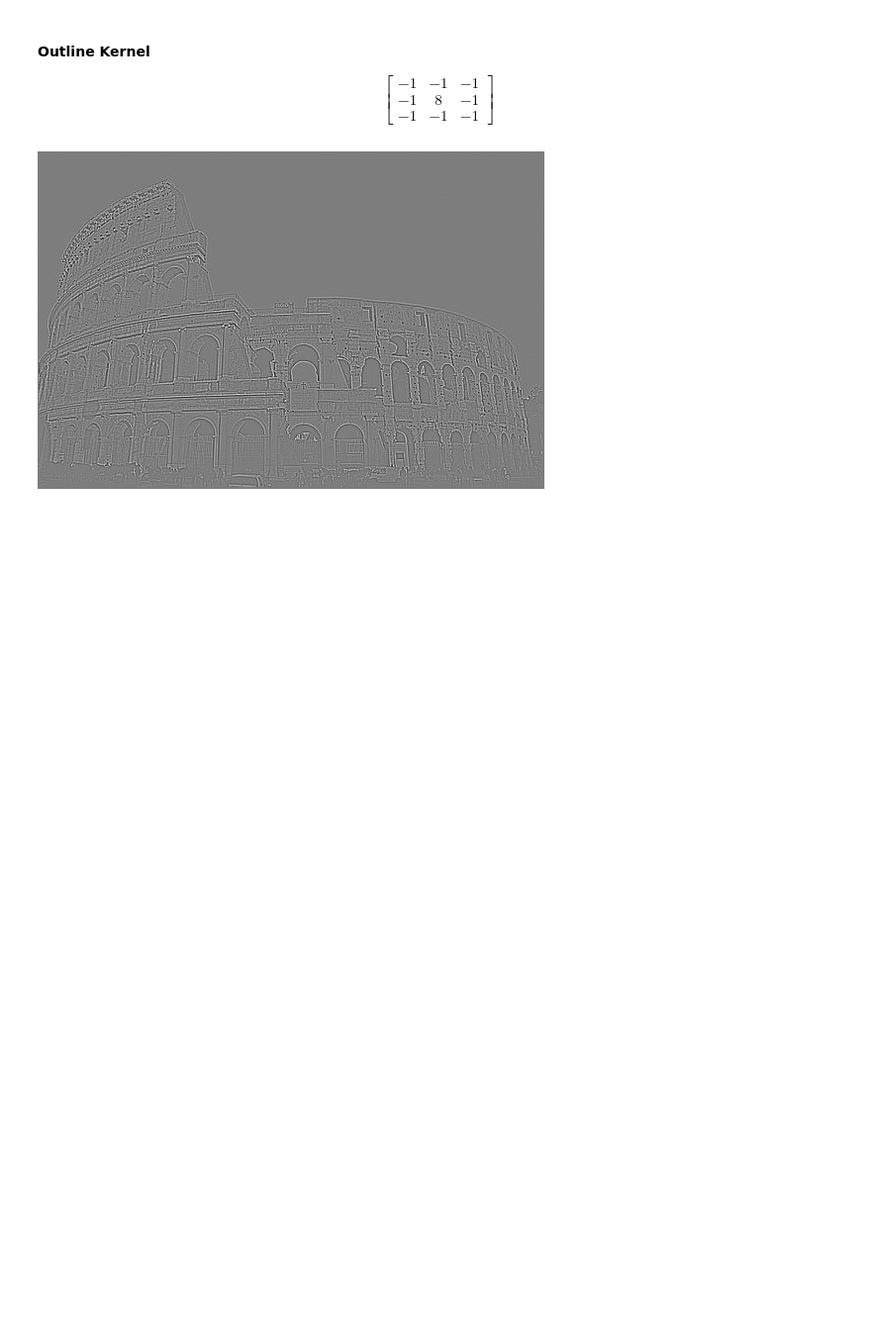
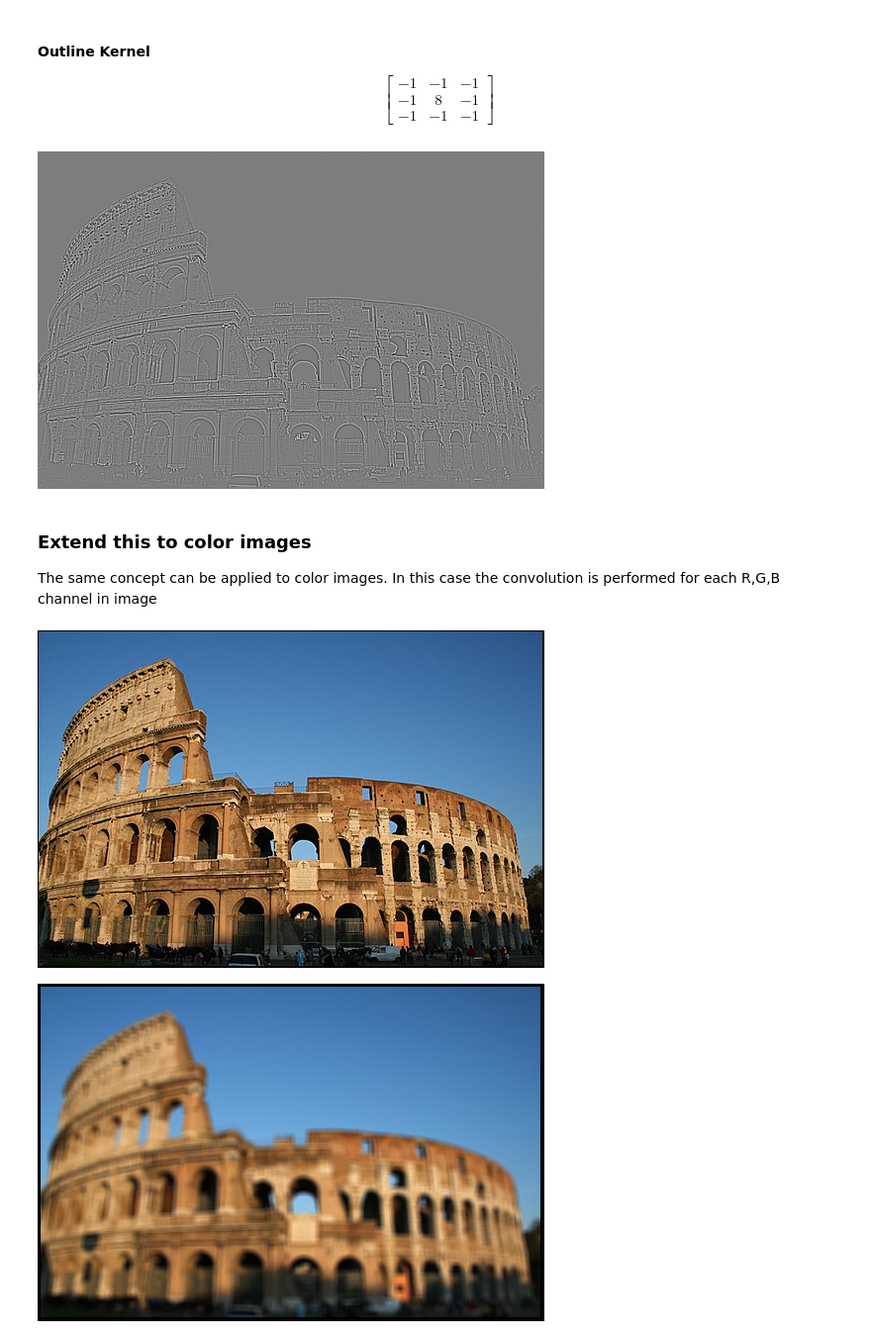
Before and after one commit to vinayshanbhag/math, a Jupyter notebook: Image_Kernels.ipynb, the cells around one changed output. Shown at 99% size. Drawn from its saved outputs; the diff is of its cells as text; code cells hidden in the pictures; blank space fills up the shorter version.

```diff
--- a/Image_Kernels.ipynb
+++ b/Image_Kernels.ipynb
@@ -122,23 +122,23 @@ Image.fromarray(np.uint8(interp(output_image,[output_image.min(),output_image.ma
 <h3>Other Kernels</h3>
 <p>To simplify experimenting with other kernels, wrap this into a function.</p>
 # %%
-def filter_image(img, kernel):
-  """Apply filter(kernel) to image(img) and return filtered image"""
-  rows, columns = img.shape
-  img_out = np.zeros((rows,columns))
+def convolve(channel, kernel):
+  """Convolve a single image channel with kernel"""
+  rows, columns = channel.shape
+  output = np.zeros((rows,columns))
   k_w, k_h = kernel.shape
   for row in range(rows-k_h):
     for col in range(columns - k_w):
-      block = img[row:row+k_h,col:col+k_w]
+      block = channel[row:row+k_h,col:col+k_w]
       val = (block*kernel).sum()
-      img_out[row+k_h//2,col+k_w//2]= val
-  return img_out
+      output[row+k_h//2,col+k_w//2]= val
+  return output
 
 
 def display_image(img):
   """Return an Image from a 2D array of pixel values"""
   from numpy import interp
-  return Image.fromarray(np.uint8(interp(img,[img.min(),img.max()],[0,255])), mode="L")
+  return Image.fromarray(np.uint8(interp(img,[img.min(),img.max()],[0,255])))
 # %% [markdown]
 <h3>Create some filters</h3>
 # %%
@@ -182,2 +182,28 @@ display_image(filter_image(orig_image, outline_kernel))
 # %% [output]
 [figure]
+# %% [markdown]
+<h3>Extend this to color images</h3>
+<p>The same concept can be applied to color images. In this case the convolution is performed for each R,G,B channel in image</p>
+# %%
+orig_image_color = Image.open(BytesIO(response.content))
+# %%
+orig_color = np.array(orig_image_color)
+# %%
+def filter_image(img, kernel):
+  """Apply filter(kernel) to image(img) and return filtered image"""
+  if len(img.shape) == 2:
+    return convolve(img, kernel)
+  elif len(img.shape) == 3:
+    rows, columns, channels = img.shape
+    output = np.zeros((rows,columns, channels))
+    for channel in range(channels):
+      output[...,channel] = convolve(img[...,channel], kernel)
+    return output
+  else:
+    return None
+# %%
+display_image(filter_image(orig_color,identity_kernel))
+display_image(filter_image(orig_color,box_blur_kernel))
+# %% [output]
+[figure, added]
+[figure, added]
```
Also changed, not shown: parts of 3 cells of this notebook.
